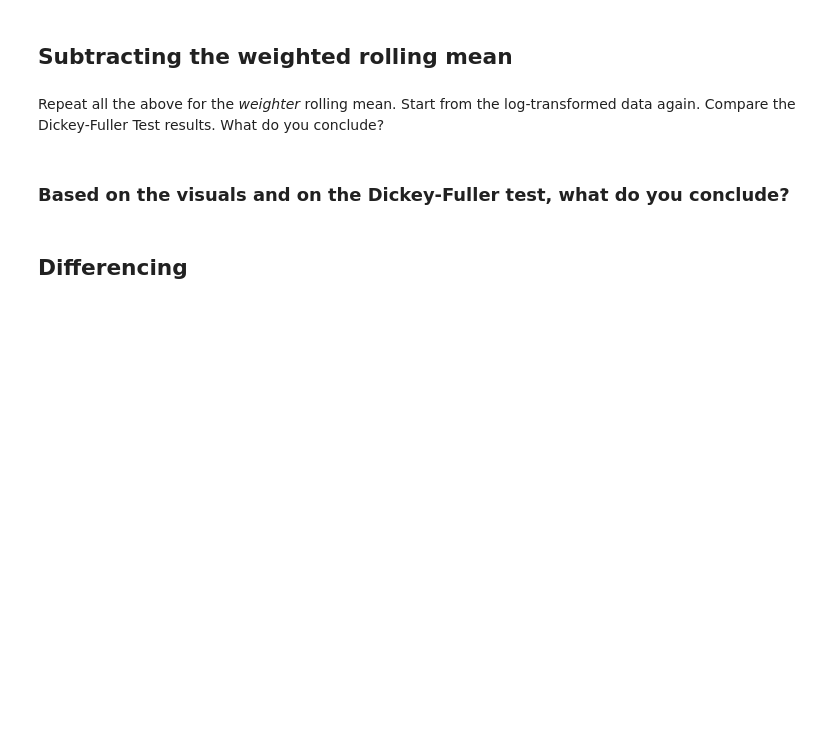
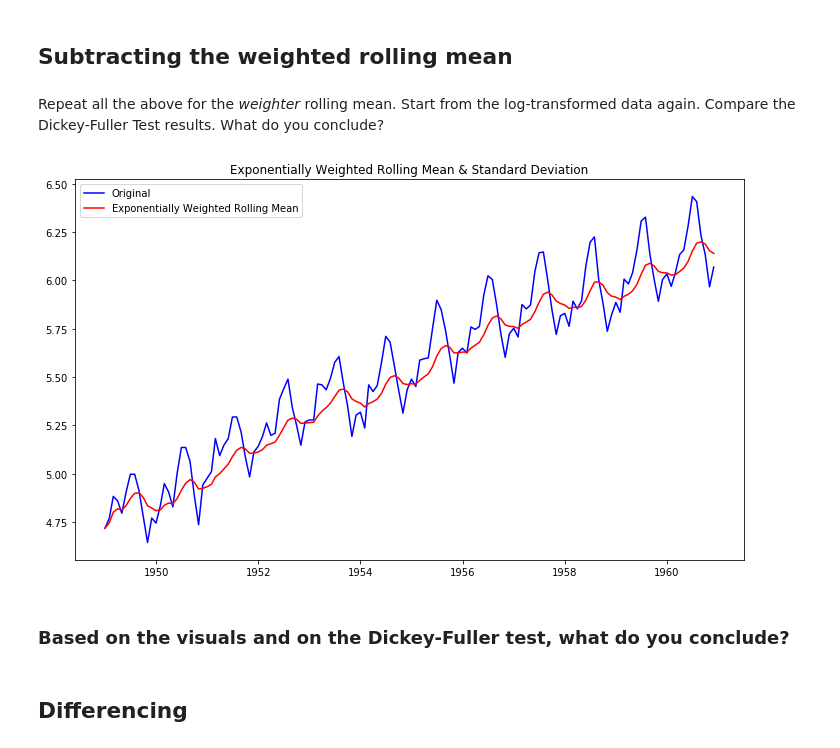
Before and after one commit to feiqi9047/dsc-3-25-08-removing-trends-lab-nyc-ds-career-031119, a Jupyter notebook: index.ipynb, the cells around one changed output. Drawn from its saved outputs; the diff is of its cells as text; code cells hidden in the pictures; blank space fills up the shorter version.

```diff
--- a/index.ipynb
+++ b/index.ipynb
@@ -187,3 +183,16 @@ Repeat all the above for the *weighter* rolling mean. Start from the log-transfo
+# %%
+# Use Pandas ewma() to calculate Weighted Moving Average of ts_log
+exp_rolmean = np.log(ts).ewm(halflife = 4).mean()
+
+# Plot the original data with exp weighted average
+fig = plt.figure(figsize=(12,7))
+orig = plt.plot(np.log(ts), color='blue',label='Original')
+mean = plt.plot(exp_rolmean, color='red', label='Exponentially Weighted Rolling Mean')
+plt.legend(loc='best')
+plt.title('Exponentially Weighted Rolling Mean & Standard Deviation')
+plt.show(block=False)
+# %% [output]
+[figure, added]
 # %%
 # Subtract the moving average from the original data and plot
 # %%
```
Also changed, not shown: parts of 1 cell of this notebook.
